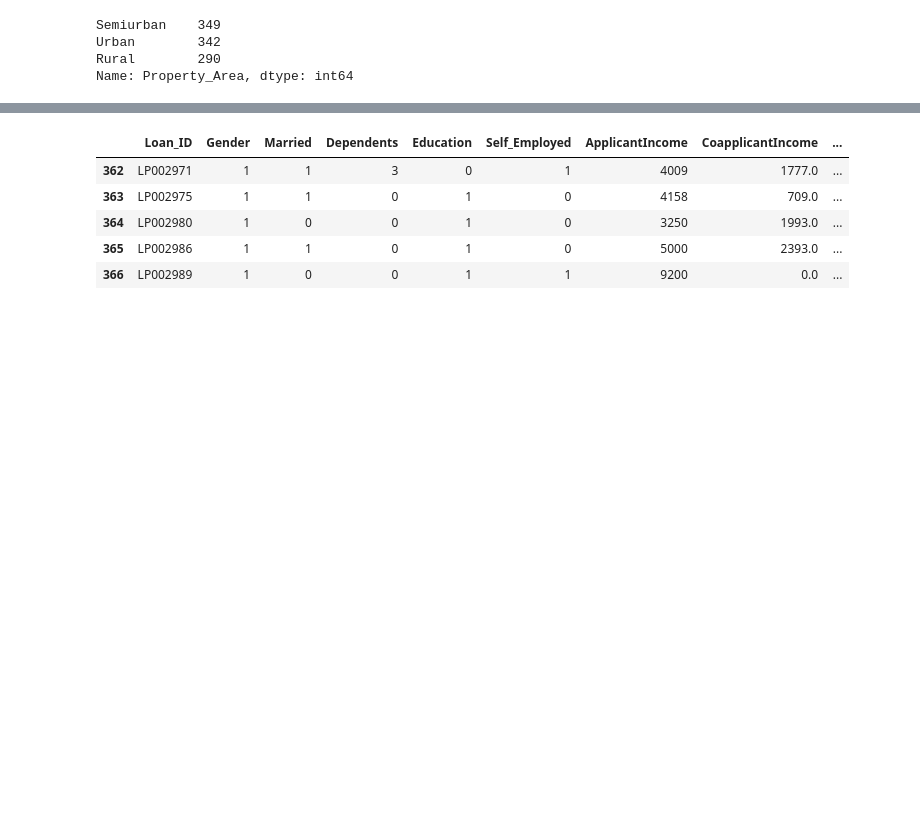
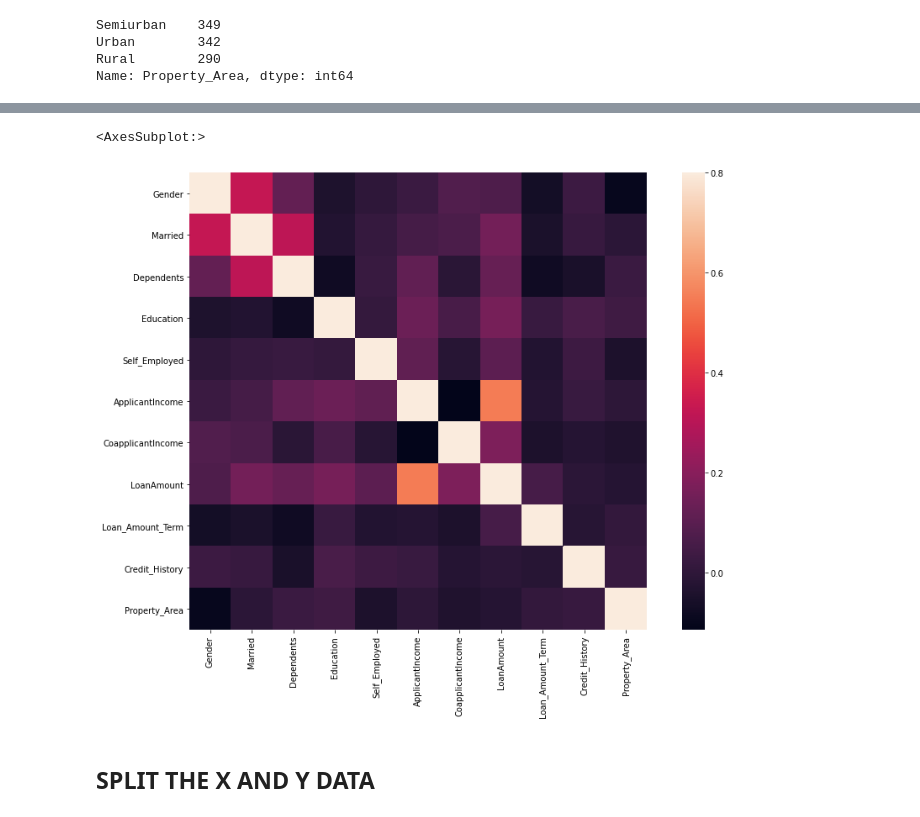
Before and after one commit to brianhabana/Mortgage_Qualifier_App, a Jupyter notebook: ML/machine_learning.ipynb, the cells around one changed output, grey strips where cells are left out. Saved outputs shown, nothing was run; the diff lists cells and outputs as text; code cells hidden in the pictures; blank space fills up the shorter version.

```diff
--- a/ML/machine_learning.ipynb
+++ b/ML/machine_learning.ipynb
@@ -332,10 +401,8 @@ loan_data_df.head(5)
-# %%
-#review datafram after encoding
-loan_data_df.tail(5)
-# %% [output]
-|  | Loan_ID | Gender | Married | Dependents | Education | Self_Employed | ApplicantIncome | CoapplicantIncome | ... |
-| 362 | LP002971 | 1 | 1 | 3 | 0 | 1 | 4009 | 1777.0 | ... |
-| 363 | LP002975 | 1 | 1 | 0 | 1 | 0 | 4158 | 709.0 | ... |
-| 364 | LP002980 | 1 | 0 | 0 | 1 | 0 | 3250 | 1993.0 | ... |
-| 365 | LP002986 | 1 | 1 | 0 | 1 | 0 | 5000 | 2393.0 | ... |
-| 366 | LP002989 | 1 | 0 | 0 | 1 | 1 | 9200 | 0.0 | ... |
+# %%
+#show correlation on heatmap after encode
+corrmat=loan_data_df.corr()
+f, ax = plt.subplots(figsize=(15,10))
+sns.heatmap(corrmat, vmax=.8, square=True)
+# %% [output]
+<AxesSubplot:>
+[figure, added]
@@ -341,0 +411,2 @@ loan_data_df.tail(5)
+# %% [markdown]
+## SPLIT THE X AND Y DATA
```
Also changed, not shown: parts of 32 cells of this notebook.
